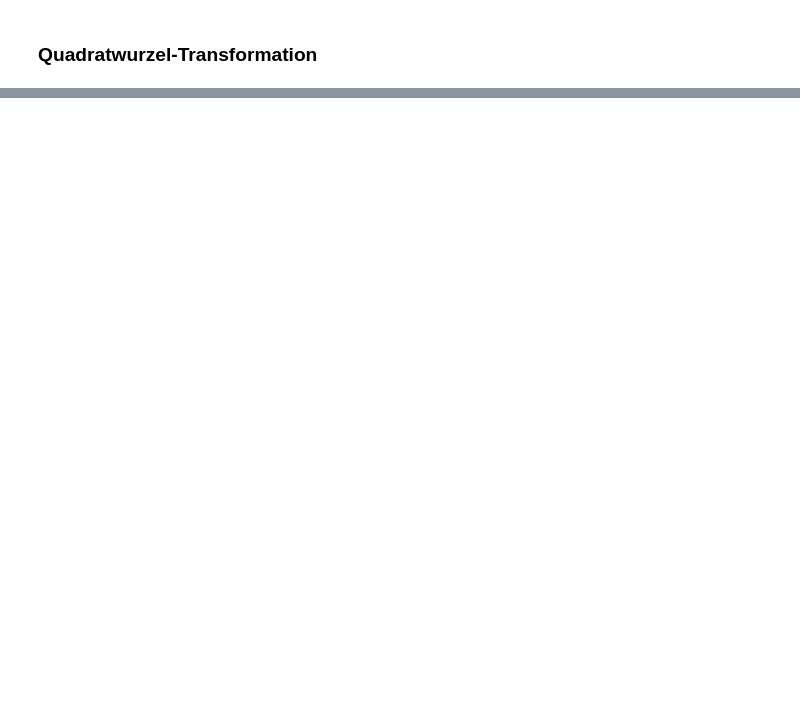
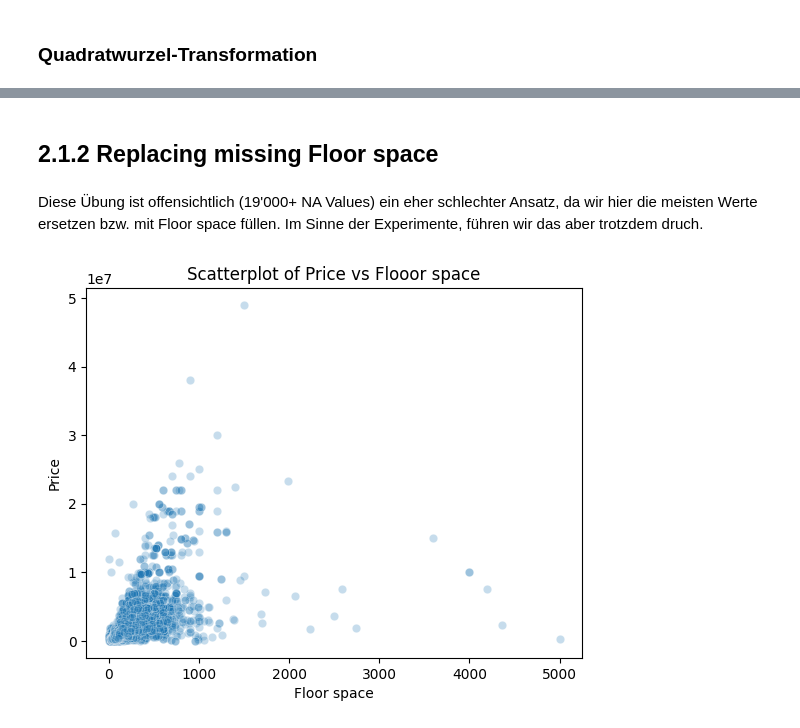
Before and after one commit to alexschillingfhnw/cml1, a Jupyter notebook: Notebooks/lin_regression.ipynb, the cells around one changed output, grey strips where cells are left out. Drawn from its saved outputs; the diff is of its cells as text; code cells hidden in the pictures; blank space fills up the shorter version.

```diff
--- a/Notebooks/lin_regression.ipynb
+++ b/Notebooks/lin_regression.ipynb
@@ -140,0 +184,24 @@ perform_linear_regression(X, y, transformation_func=np.sqrt)
+# %% [markdown]
+## 2.1.2 Replacing missing Floor space
+# %% [markdown]
+Diese Übung ist offensichtlich (19'000+ NA Values) ein eher schlechter Ansatz, da wir hier die meisten Werte ersetzen bzw. mit Floor space füllen. Im Sinne der Experimente, führen wir das aber trotzdem druch.
+# %%
+# Replacing missing 'Floor space' values with 'Living_area_unified' values
+df_num212['Floor space'] = df_num212['Floor space'].fillna(df_num212['Living_area_unified'])
+# subset dataset
+df_num212 = df_num212[['Floor space','price_cleaned']]
+
+# drop na values
+df_num212 = df_num212.dropna(subset=['Floor space'])
+# %%
+# split dataset
+X2 = df_num212['Floor space']
+y2 = df_num212['price_cleaned']
+
+sns.scatterplot(data=df_num212, x=X2, y=y2, alpha=0.25)
+plt.title('Scatterplot of Price vs Flooor space')
+plt.ylabel('Price')
+plt.xlabel('Floor space')
+plt.show()
+# %% [output]
+[figure, added]
```
Also changed, not shown: parts of 41 cells of this notebook.
